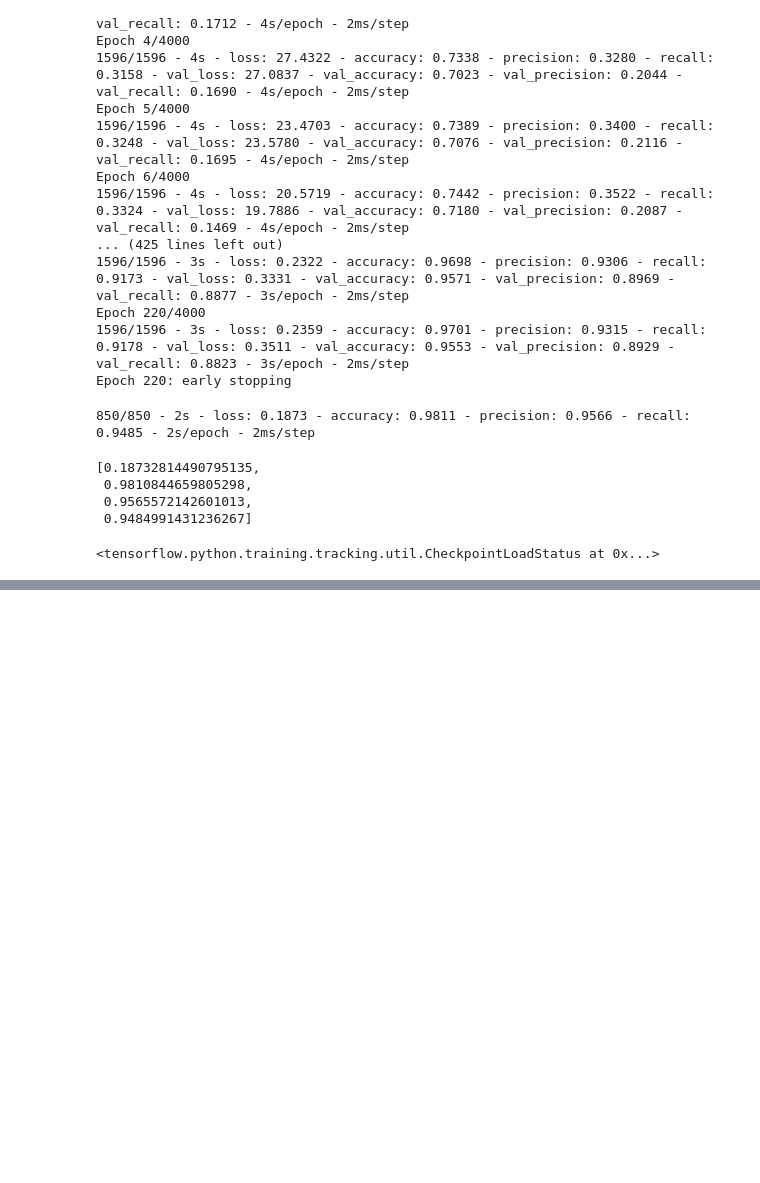
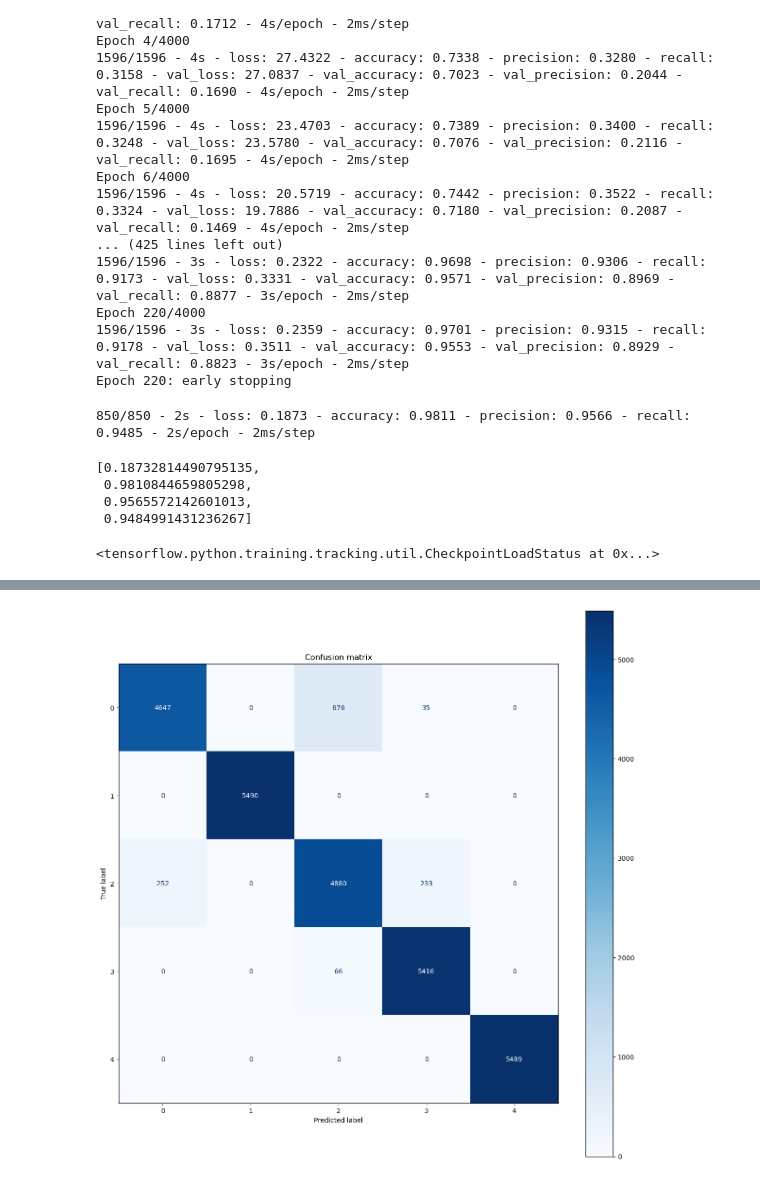
Before and after one commit to Rohit-K814307/Detection_of_Isolated_Mass_gap_Black_Holes_Through_Data_driven_Analysis, a Jupyter notebook: Main_notebook.ipynb, the cells around one changed output, grey strips where cells are left out. Saved outputs shown, nothing was run; the diff lists cells and outputs as text; code cells hidden in the pictures; blank space fills up the shorter version.

```diff
--- a/data_view.ipynb
+++ b/Main_notebook.ipynb
@@ -418,0 +406,23 @@ massDet.predict(X_testRes.to_numpy()).shape
+# %%
+class estimator:
+  _estimator_type = ''
+  classes_=[]
+  def __init__(self, model, classes):
+    self.model = model
+    self._estimator_type = 'classifier'
+    self.classes_ = classes
+  def predict(self, X):
+    y_prob= self.model.predict(X)
+    y_pred = y_prob.argmax(axis=1)
+    return y_pred
+
+classifier = estimator(modl, [0,1,2,3,4])
+# %%
+from sklearn.metrics import plot_confusion_matrix
+disp = plot_confusion_matrix(classifier, X=X_testRes, y_true=np.argmax(yTesting,axis=1),cmap=plt.cm.Blues)
+plt.title('Confusion matrix')
+fig = disp.figure_
+fig.set_figwidth(15)
+fig.set_figheight(15)
+plt.show()
+# %% [output]
@@ -418,0 +430 @@ massDet.predict(X_testRes.to_numpy()).shape
+[figure, added]
```
Also changed, not shown: parts of 7 cells of this notebook, 1 other file.
